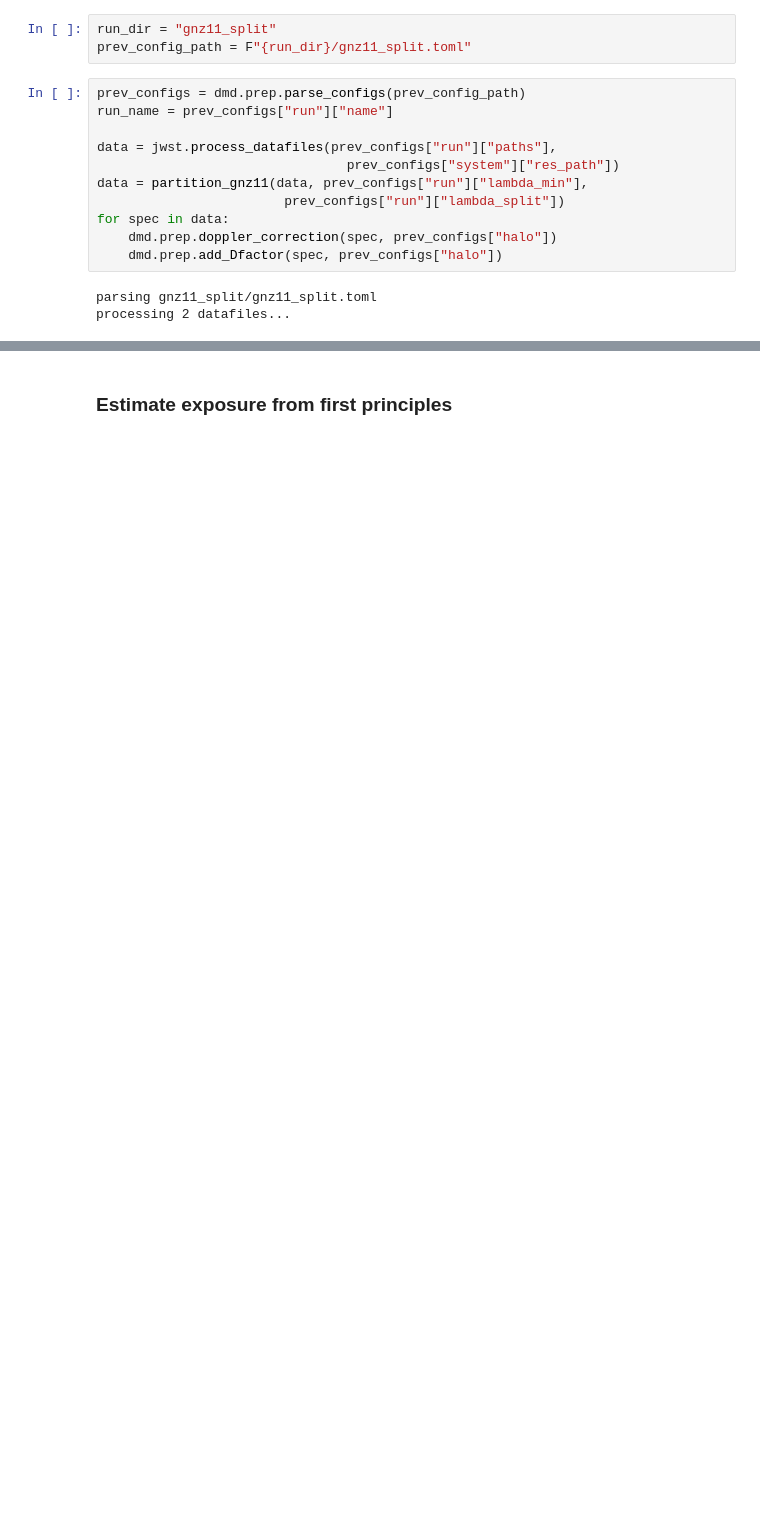
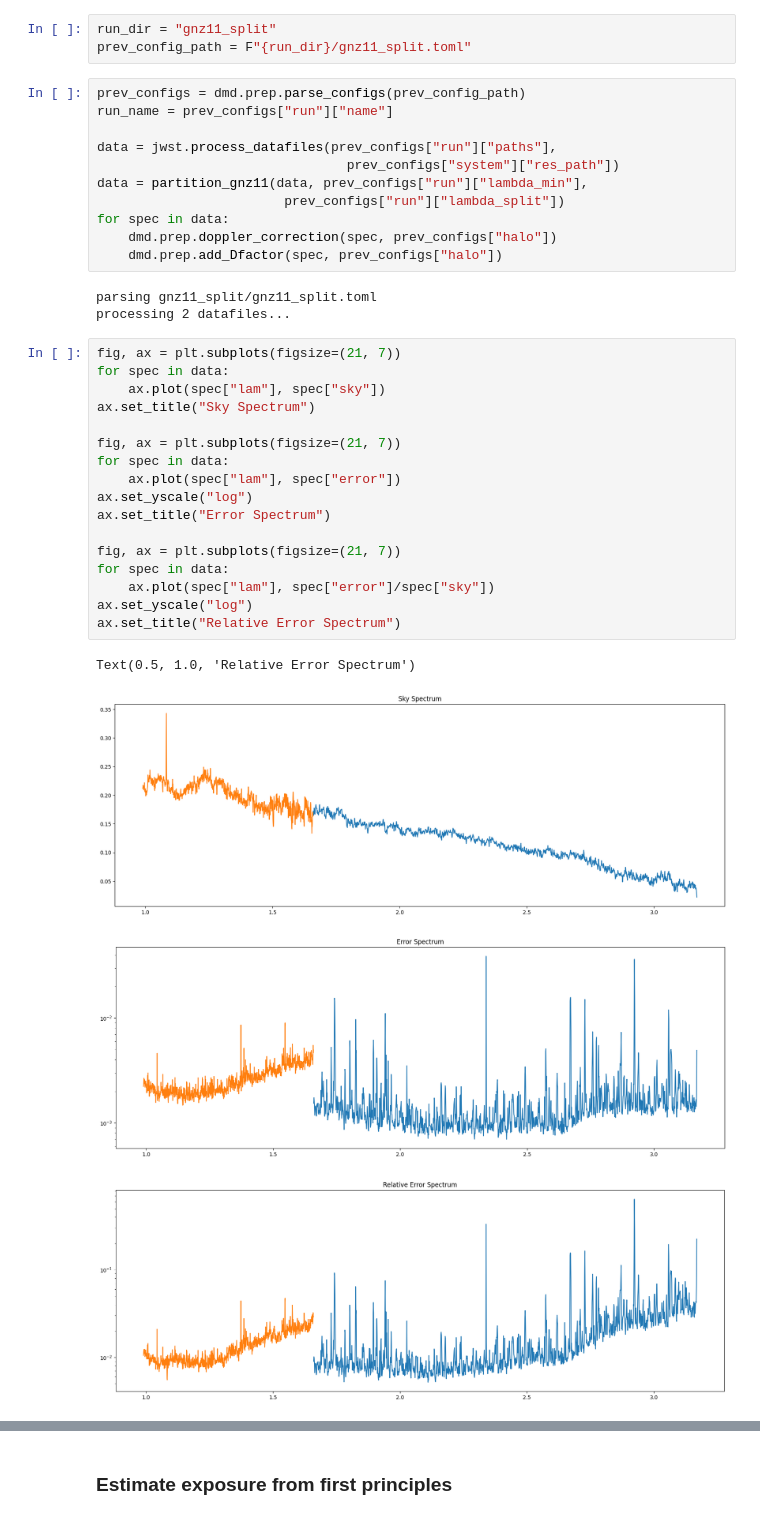
Before and after one commit to rjanish/JWST-DMdecay, a Jupyter notebook: exposure-tests.ipynb, the cells around one changed output, grey strips where cells are left out. Drawn from its saved outputs; the diff is of its cells as text; blank space fills up the shorter version.

```diff
--- a/exposure-tests.ipynb
+++ b/exposure-tests.ipynb
@@ -27,3 +28,25 @@ for spec in data:
 # %% [output]
 parsing gnz11_split/gnz11_split.toml
 processing 2 datafiles...
+# %%
+fig, ax = plt.subplots(figsize=(21, 7))
+for spec in data:
+    ax.plot(spec["lam"], spec["sky"])
+ax.set_title("Sky Spectrum")
+
+fig, ax = plt.subplots(figsize=(21, 7))
+for spec in data:
+    ax.plot(spec["lam"], spec["error"])
+ax.set_yscale("log")
+ax.set_title("Error Spectrum")
+
+fig, ax = plt.subplots(figsize=(21, 7))
+for spec in data:
+    ax.plot(spec["lam"], spec["error"]/spec["sky"])
+ax.set_yscale("log")
+ax.set_title("Relative Error Spectrum")
+# %% [output]
+Text(0.5, 1.0, 'Relative Error Spectrum')
+[figure, added]
+[figure, added]
+[figure, added]
```
Also changed, not shown: parts of 24 cells of this notebook.
